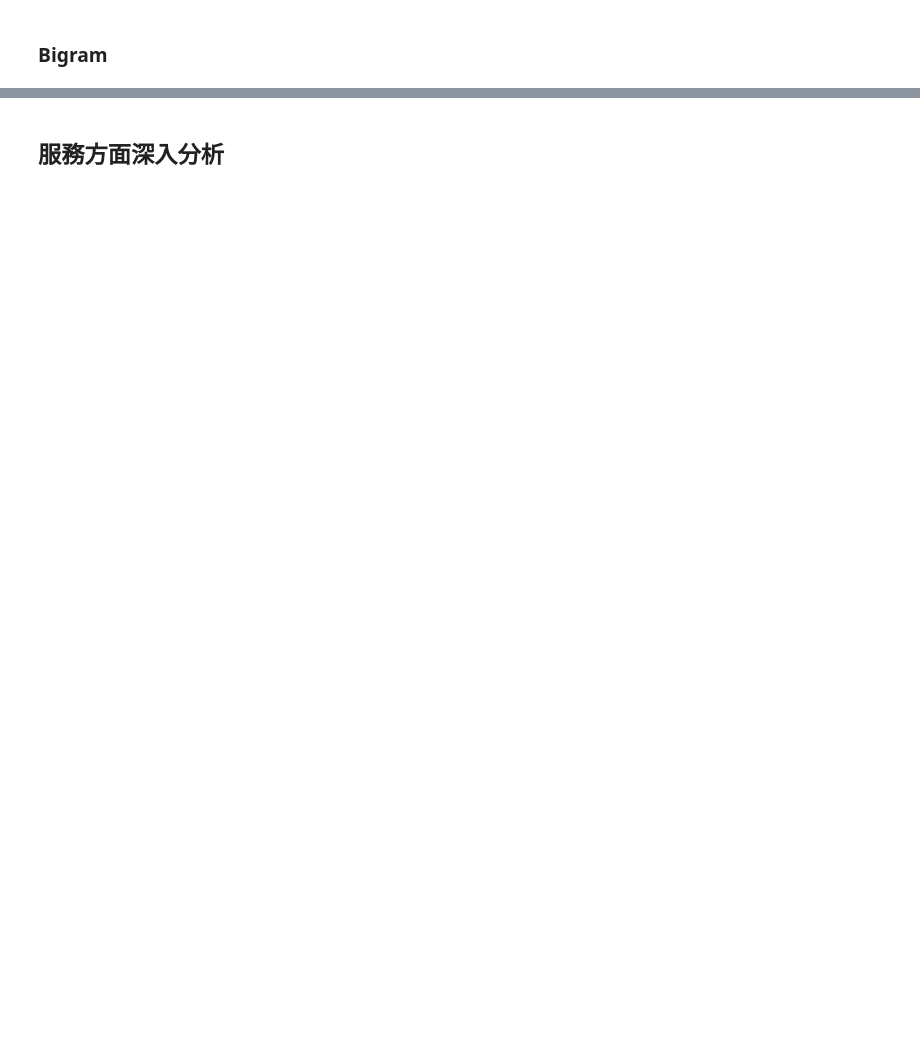
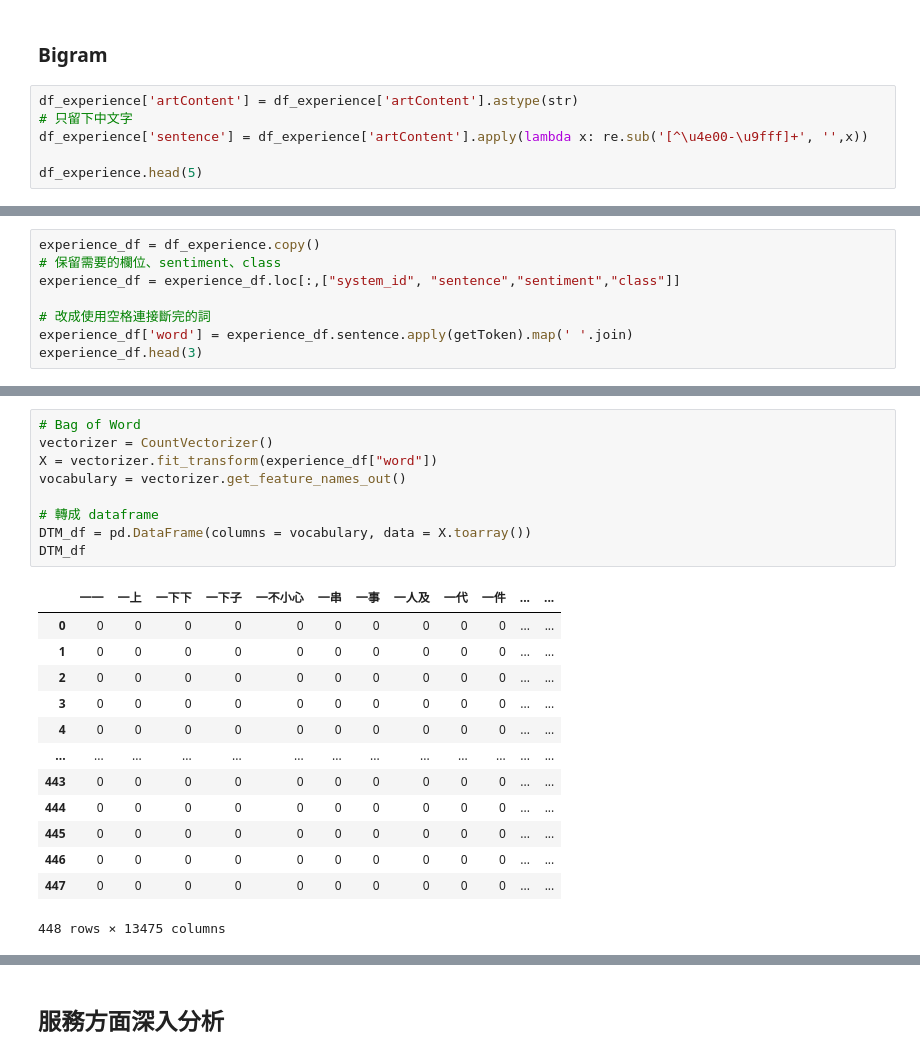
Before and after one commit to jerry791/SMA_project, a Jupyter notebook: project2.ipynb, the cells around one changed output, grey strips where cells are left out. Cells and saved outputs as stored; diff of their text form; blank space fills up the shorter version.

```diff
--- a/project2.ipynb
+++ b/project2.ipynb
@@ -446,2 +452,8 @@ Prefix dict has been built successfully.
 # %% [markdown]
 ### Bigram
+# %%
+df_experience['artContent'] = df_experience['artContent'].astype(str)
+# 只留下中文字
+df_experience['sentence'] = df_experience['artContent'].apply(lambda x: re.sub('[^\u4e00-\u9fff]+', '',x))
+
+df_experience.head(5)
@@ -447,0 +467,8 @@ Prefix dict has been built successfully.
+# %%
+experience_df = df_experience.copy()
+# 保留需要的欄位、sentiment、class
+experience_df = experience_df.loc[:,["system_id", "sentence","sentiment","class"]]
+
+# 改成使用空格連接斷完的詞
+experience_df['word'] = experience_df.sentence.apply(getToken).map(' '.join)
+experience_df.head(3)
@@ -447,0 +480,23 @@ Prefix dict has been built successfully.
+# %%
+# Bag of Word
+vectorizer = CountVectorizer()
+X = vectorizer.fit_transform(experience_df["word"])
+vocabulary = vectorizer.get_feature_names_out()
+
+# 轉成 dataframe
+DTM_df = pd.DataFrame(columns = vocabulary, data = X.toarray())
+DTM_df
+# %% [output]
+|  | 一一 | 一上 | 一下下 | 一下子 | 一不小心 | 一串 | 一事 | 一人及 | 一代 | 一件 | ... | ... |
+| 0 | 0 | 0 | 0 | 0 | 0 | 0 | 0 | 0 | 0 | 0 | ... | ... |
+| 1 | 0 | 0 | 0 | 0 | 0 | 0 | 0 | 0 | 0 | 0 | ... | ... |
+| 2 | 0 | 0 | 0 | 0 | 0 | 0 | 0 | 0 | 0 | 0 | ... | ... |
+| 3 | 0 | 0 | 0 | 0 | 0 | 0 | 0 | 0 | 0 | 0 | ... | ... |
+| 4 | 0 | 0 | 0 | 0 | 0 | 0 | 0 | 0 | 0 | 0 | ... | ... |
+| ... | ... | ... | ... | ... | ... | ... | ... | ... | ... | ... | ... | ... |
+| 443 | 0 | 0 | 0 | 0 | 0 | 0 | 0 | 0 | 0 | 0 | ... | ... |
+| 444 | 0 | 0 | 0 | 0 | 0 | 0 | 0 | 0 | 0 | 0 | ... | ... |
+| 445 | 0 | 0 | 0 | 0 | 0 | 0 | 0 | 0 | 0 | 0 | ... | ... |
+| 446 | 0 | 0 | 0 | 0 | 0 | 0 | 0 | 0 | 0 | 0 | ... | ... |
+| 447 | 0 | 0 | 0 | 0 | 0 | 0 | 0 | 0 | 0 | 0 | ... | ... |
+448 rows × 13475 columns
```
Also changed, not shown: parts of 31 cells of this notebook.
